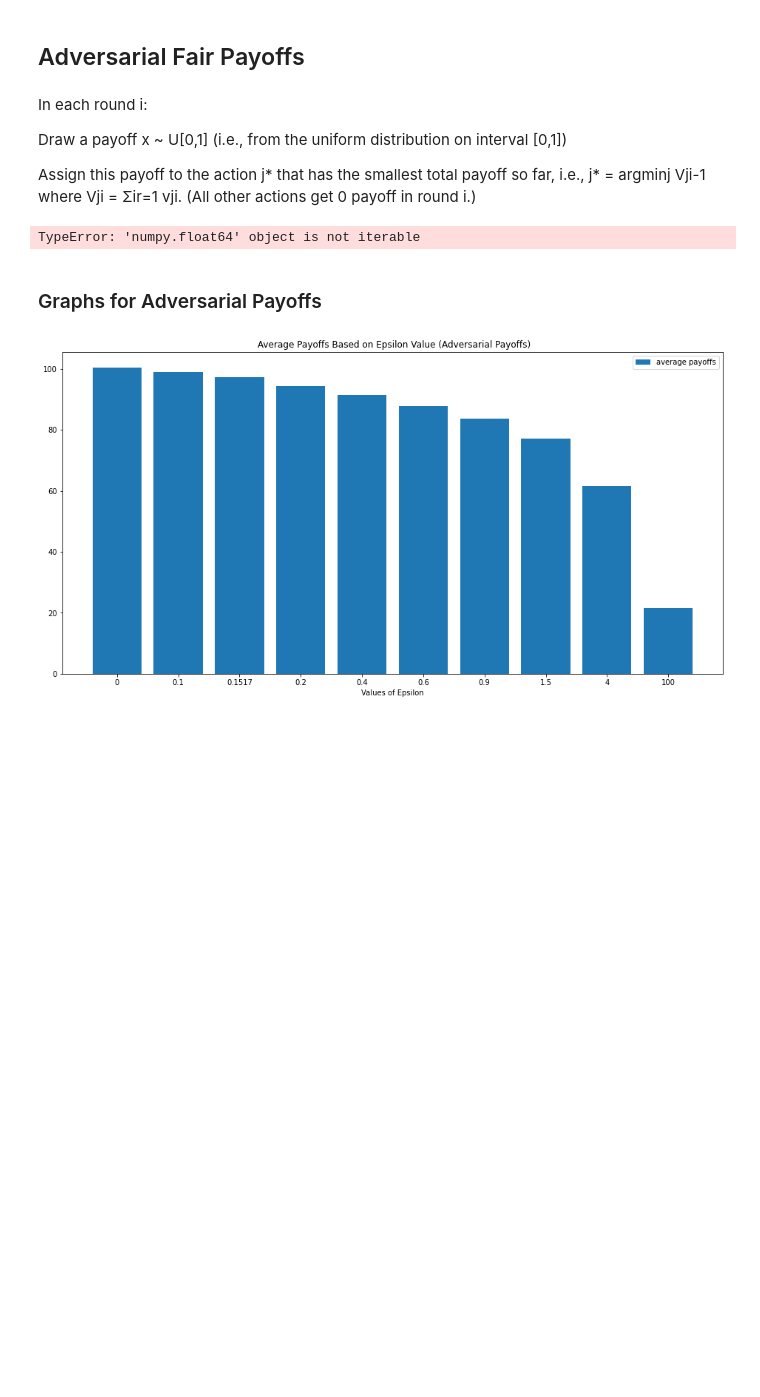
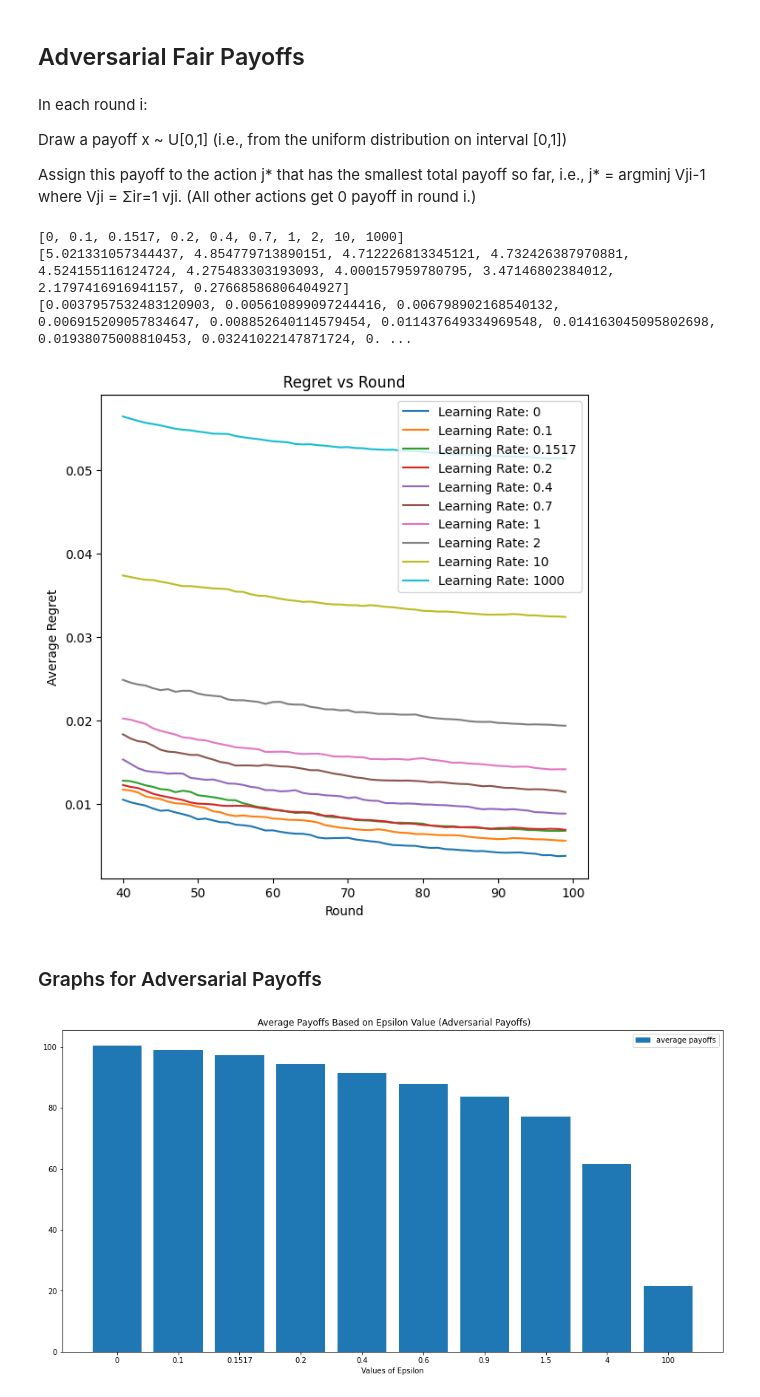
Before and after one commit to PrabhavJain10/Online-Markets, a Jupyter notebook: proj2.ipynb, the cells around one changed output. Saved outputs shown, nothing was run; the diff lists cells and outputs as text; code cells hidden in the pictures; blank space fills up the shorter version.

```diff
--- a/proj2.ipynb
+++ b/proj2.ipynb
@@ -63,13 +50,13 @@ def MonteCarlo(numTrials, payoffGenerator, epsilon, k, h, n):
             myPayoff = payoffs[j]
             actionPayoffs += payoffs
             alg.update(payoffs)
+            finalPayoff += myPayoff
             OPT = max(actionPayoffs)
-            regret = (OPT - myPayoff).item() / (i + 1)
+            regret = (OPT - finalPayoff).item() / (i+1)
             regretPerRound[i] = regret
-            finalPayoff += myPayoff
         avgFinalPayoff += finalPayoff
         avgRegretPerRound[trial] = regretPerRound
-    return avgFinalPayoff/numTrials, regretPerRound
+    return avgFinalPayoff/numTrials, np.mean(avgRegretPerRound, axis=0)
 # %% [markdown]
 ## Adversarial Fair Payoffs
 # %% [markdown]
@@ -92,15 +92,30 @@ epsilonRegretPerRound = []
 for epsilon in epsilons:
     finalPayoff, regretPerRound = MonteCarlo(monteCarloBound, AdversarialFair, epsilon, k, h, n)
     epsilonPayoffs.append(finalPayoff)
-    regretPerRound = np.mean(regretPerRound, axis=0)
     epsilonRegretPerRound.append(regretPerRound)
 
-epsilonAvgRegrets = [max(i) for i in epsilonRegretPerRound]
+epsilonAvgRegrets = [i[99] for i in epsilonRegretPerRound]
 print(epsilons)
 print(epsilonPayoffs)
 print(epsilonAvgRegrets)
 # %% [output]
-TypeError: 'numpy.float64' object is not iterable
+[0, 0.1, 0.1517, 0.2, 0.4, 0.7, 1, 2, 10, 1000]
+[5.021331057344437, 4.854779713890151, 4.712226813345121, 4.732426387970881, 4.524155116124724, 4.275483303193093, 4.000157959780795, 3.47146802384012, 2.1797416916941157, 0.27668586806404927]
+[0.0037957532483120903, 0.005610899097244416, 0.006798902168540132, 0.006915209057834647, 0.008852640114579454, 0.011437649334969548, 0.014163045095802698, 0.01938075008810453, 0.03241022147871724, 0. ...
+# %%
+f = plt.figure()
+f.set_figwidth(7)
+f.set_figheight(7)
+
+for i in range(len(epsilons)):
+    plt.plot(np.arange(40, n), epsilonRegretPerRound[i][40:], label = "Learning Rate: "+ str(epsilons[i]))
+plt.title('Regret vs Round')
+plt.xlabel('Round')
+plt.ylabel('Average Regret')
+plt.legend()
+plt.show()
+# %% [output]
+[figure, added]
 # %% [markdown]
 ### Graphs for Adversarial Payoffs
 # %%
```
Also changed, not shown: parts of 12 cells of this notebook.
